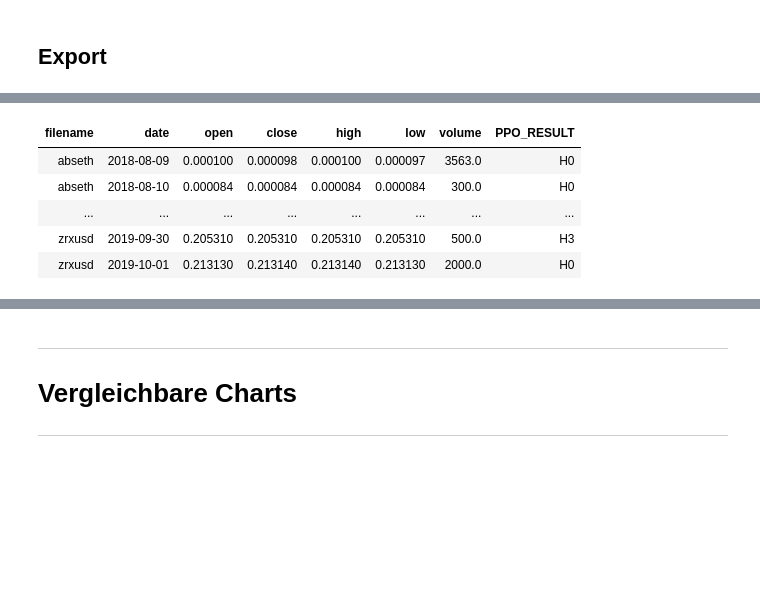
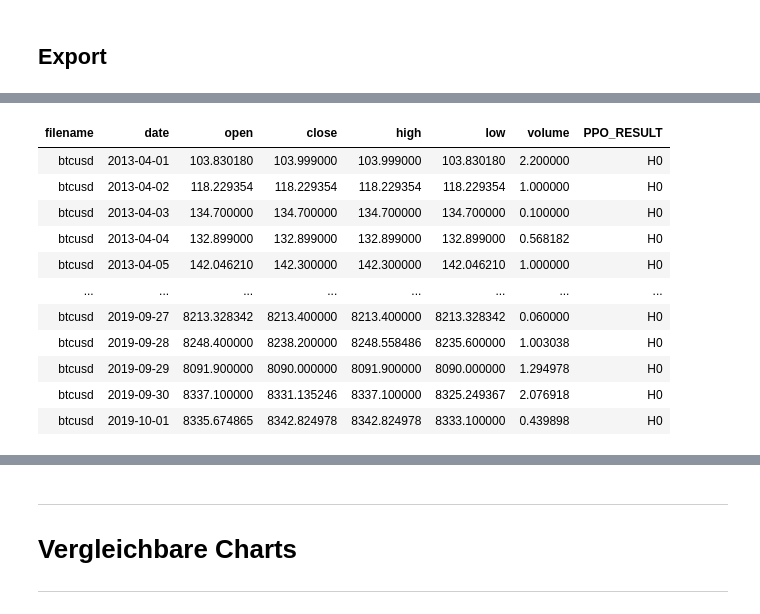
Before and after one commit to sleuoth-hof/trading_2019, a Jupyter notebook: Indikatoren/PPO_Indikator.ipynb, the cells around one changed output, grey strips where cells are left out. Drawn from its saved outputs; the diff is of its cells as text; code cells hidden in the pictures; blank space fills up the shorter version.

Commit message:
Pandasfunktionalität durch PySpark ersetzt; Formatierung der Parameter angepasst

```diff
--- a/Indikatoren/PPO_Indikator.ipynb
+++ b/Indikatoren/PPO_Indikator.ipynb
@@ -931,3 +1005,18 @@ data_distinct_days = data_output_days.to_numpy()
+# %%
+#
+# Outputt Daten sammeln
+#
+
+# Zu speicherende Daten als Dataframe auswählen:
+data_output = spark.sql(
+  " select filename, Date(date) date, open, close, high, low, volume, PPO_RESULT" \
+  " FROM data_final_eval_result " \
+  " order by filename asc, date asc "
+)
+
+# Zu filternde Tage:
+data_output_days = spark.sql("select distinct Date(date) date FROM data_final_eval_result")
+data_output_days_ar = array([Timestamp(row.date) for row in data_output_days.collect()]) # Für die Ausgabe als Numpy-Array
 # %% [markdown]
 Export
 ---
@@ -936,39 +1025,42 @@ Export
 # Daten als csv exportieren
 #
 
-print("Zu exportierende Tage:")
-numpy.set_printoptions(threshold = Console_Preview_Limit)
-print(data_distinct_days)
-print("\nZu exportierender Datensatz:")
-display(HTML(data_output.to_html(index = False, max_rows = Console_Preview_Limit)))
+if Anzeige_Aktiviert:
+  print("Zu exportierende Tage (Anzahl = " + str(data_output_days_ar.size) + "):\n")
+  numpy.set_printoptions(threshold = Anzeige_Limit)
+  print(data_output_days_ar)
+  print("\nZu exportierender Datensatz:")
+  display(HTML(data_output.toPandas().to_html(index = False, max_rows = Anzeige_Limit)))
 
-for currentDays in data_distinct_days:
-  for currentDay in currentDays:
+for currentDay in data_output_days_ar:
+    # Datenframe für den aktuellen Tag:
+    currentOutput = data_output.where(data_output.date == currentDay)
 
-      # Daten
-      currentOutput = data_output[data_output.date == currentDay]
-      # Zeitpunkt
-      currentTimestamp = Timestamp(currentDay)
+    # Anpassung des Monats zu 2 Stellen
+    if currentDay.month > 9:
+      formattedMonth = str(currentDay.month)
+    else:
+      formattedMonth = '0' + str(currentDay.month)
 
-      # Anpassung des Monats zu 2 Stellen
-      if currentTimestamp.month > 9:
-        formattedMonth = str(currentTimestamp.month)
-      else:
-        formattedMonth = '0' + str(currentTimestamp.month)
+    # Anpassung des Tages zu 2 Stellen
+    if currentDay.day > 9:
+      formattedDay = str(currentDay.day)
+    else:
+      formattedDay = '0' + str(currentDay.day)
 
-      # Anpassung des Tages zu 2 Stellen
-      if currentTimestamp.day > 9:
-        formattedDay = str(currentTimestamp.day)
-      else:
-        formattedDay = '0' + str(currentTimestamp.day)
+    # Filename & Filepfad
+    currentFilename = str(currentDay.year) + "-" + formattedMonth + "-" + formattedDay + ".csv"
+    currentPath = os.path.join(Export_Mainordner_Pfad, Export_Subordner_Pfad, Export_Ordnername, currentFilename)
 
-      # Filename
-      currentFilename = str(currentTimestamp.year) + "-" + formattedMonth + "-" + formattedDay + ".csv"
+    # Schreiben
+    if Pandas_CSV_Export:
+      currentOutput.toPandas().to_csv(currentPath, encoding = 'utf-8', index = False, mode = 'w')
+    else:
+      currentOutput.write.csv(currentPath, mode = 'overwrite', encoding = 'utf-8', header = True )
 
-      # Schreiben
-      currentOutput.to_csv(os.path.join(Export_Mainordner_Pfad, Export_Subordner_Pfad, Export_Ordnername, currentFilename),
-                             sep = '\t', encoding = 'utf-8', index = False, mode = 'w')
-
-print("\n\nExport abgeschlossen, erstellte Dateien:")
-os.listdir(os.path.join(Export_Mainordner_Pfad, Export_Subordner_Pfad, Export_Ordnername))
+if Anzeige_Aktiviert:
+  print("\n\nExport abgeschlossen, erstellte Dateien:")
+  os.listdir(os.path.join(Export_Mainordner_Pfad, Export_Subordner_Pfad, Export_Ordnername))
+else:
+  print("\n\nExport abgeschlossen.")
 # %% [output]
@@ -983,8 +1072,14 @@ Zu exportierende Tage:
 
 Zu exportierender Datensatz:
 | filename | date | open | close | high | low | volume | PPO_RESULT |
-| abseth | 2018-08-09 | 0.000100 | 0.000098 | 0.000100 | 0.000097 | 3563.0 | H0 |
-| abseth | 2018-08-10 | 0.000084 | 0.000084 | 0.000084 | 0.000084 | 300.0 | H0 |
+| btcusd | 2013-04-01 | 103.830180 | 103.999000 | 103.999000 | 103.830180 | 2.200000 | H0 |
+| btcusd | 2013-04-02 | 118.229354 | 118.229354 | 118.229354 | 118.229354 | 1.000000 | H0 |
+| btcusd | 2013-04-03 | 134.700000 | 134.700000 | 134.700000 | 134.700000 | 0.100000 | H0 |
+| btcusd | 2013-04-04 | 132.899000 | 132.899000 | 132.899000 | 132.899000 | 0.568182 | H0 |
+| btcusd | 2013-04-05 | 142.046210 | 142.300000 | 142.300000 | 142.046210 | 1.000000 | H0 |
 | ... | ... | ... | ... | ... | ... | ... | ... |
-| zrxusd | 2019-09-30 | 0.205310 | 0.205310 | 0.205310 | 0.205310 | 500.0 | H3 |
-| zrxusd | 2019-10-01 | 0.213130 | 0.213140 | 0.213140 | 0.213130 | 2000.0 | H0 |
+| btcusd | 2019-09-27 | 8213.328342 | 8213.400000 | 8213.400000 | 8213.328342 | 0.060000 | H0 |
+| btcusd | 2019-09-28 | 8248.400000 | 8238.200000 | 8248.558486 | 8235.600000 | 1.003038 | H0 |
+| btcusd | 2019-09-29 | 8091.900000 | 8090.000000 | 8091.900000 | 8090.000000 | 1.294978 | H0 |
+| btcusd | 2019-09-30 | 8337.100000 | 8331.135246 | 8337.100000 | 8325.249367 | 2.076918 | H0 |
+| btcusd | 2019-10-01 | 8335.674865 | 8342.824978 | 8342.824978 | 8333.100000 | 0.439898 | H0 |
```
Also changed, not shown: parts of 29 cells of this notebook.
